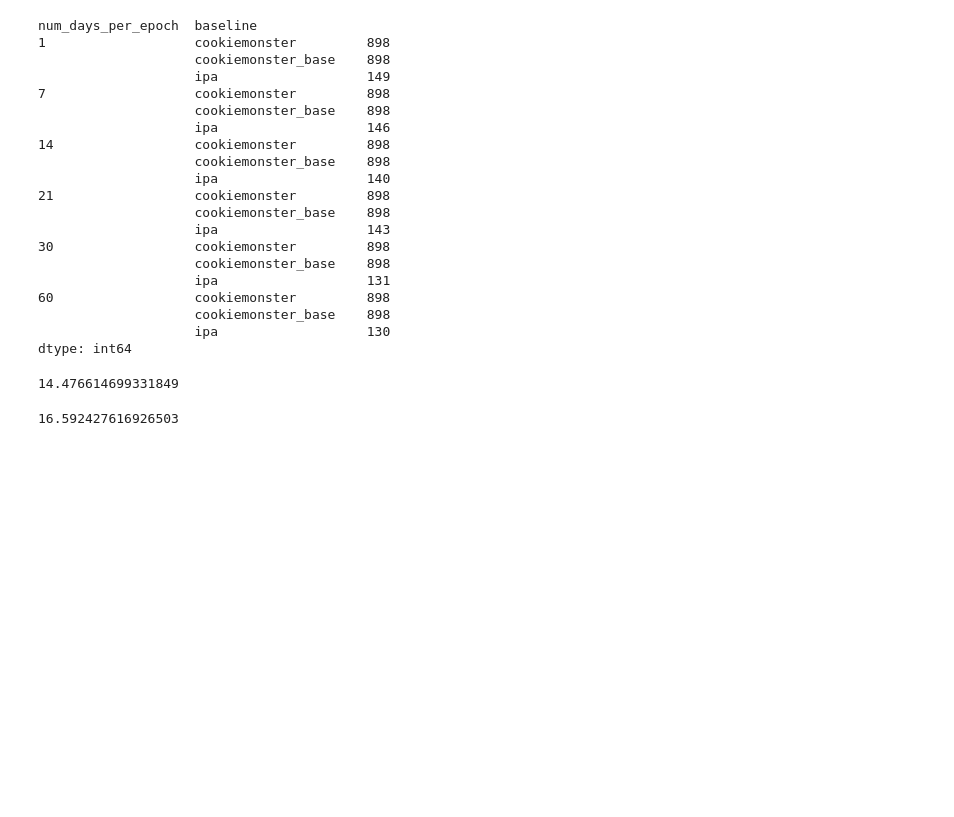
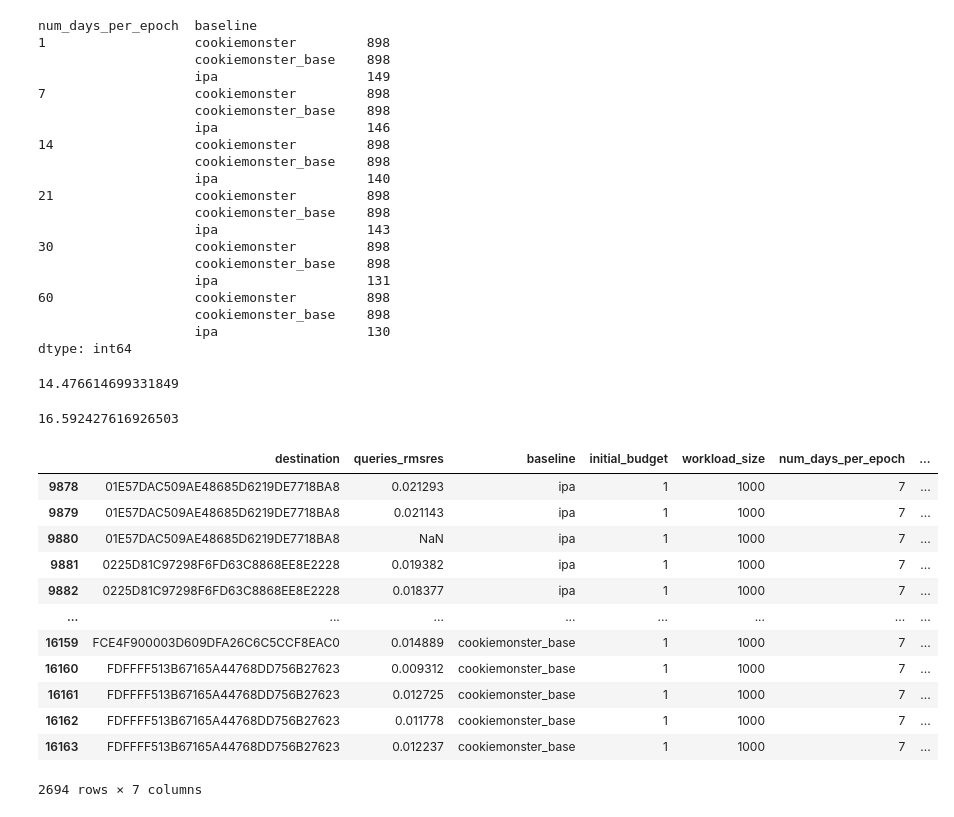
Before and after one commit to columbia/cookiemonster, a Jupyter notebook: notebooks/criteo_camera_ready.ipynb, the cells around one changed output. Drawn from its saved outputs; the diff is of its cells as text; code cells hidden in the pictures; blank space fills up the shorter version.

```diff
--- a/notebooks/criteo_camera_ready.ipynb
+++ b/notebooks/criteo_camera_ready.ipynb
@@ -233,3 +235,20 @@ dtype: int64
 149 * 100 / 898
 # %% [output]
 16.592427616926503
+# %%
+df = pd.read_csv(f"{LOGS_PATH.joinpath(path1)}/rmsres.csv").query("num_days_per_epoch == 7")
+df
+# %% [output]
+|  | destination | queries_rmsres | baseline | initial_budget | workload_size | num_days_per_epoch | ... |
+| 9878 | 01E57DAC509AE48685D6219DE7718BA8 | 0.021293 | ipa | 1 | 1000 | 7 | ... |
+| 9879 | 01E57DAC509AE48685D6219DE7718BA8 | 0.021143 | ipa | 1 | 1000 | 7 | ... |
+| 9880 | 01E57DAC509AE48685D6219DE7718BA8 | NaN | ipa | 1 | 1000 | 7 | ... |
+| 9881 | 0225D81C97298F6FD63C8868EE8E2228 | 0.019382 | ipa | 1 | 1000 | 7 | ... |
+| 9882 | 0225D81C97298F6FD63C8868EE8E2228 | 0.018377 | ipa | 1 | 1000 | 7 | ... |
+| ... | ... | ... | ... | ... | ... | ... | ... |
+| 16159 | FCE4F900003D609DFA26C6C5CCF8EAC0 | 0.014889 | cookiemonster_base | 1 | 1000 | 7 | ... |
+| 16160 | FDFFFF513B67165A44768DD756B27623 | 0.009312 | cookiemonster_base | 1 | 1000 | 7 | ... |
+| 16161 | FDFFFF513B67165A44768DD756B27623 | 0.012725 | cookiemonster_base | 1 | 1000 | 7 | ... |
+| 16162 | FDFFFF513B67165A44768DD756B27623 | 0.011778 | cookiemonster_base | 1 | 1000 | 7 | ... |
+| 16163 | FDFFFF513B67165A44768DD756B27623 | 0.012237 | cookiemonster_base | 1 | 1000 | 7 | ... |
+2694 rows × 7 columns
```
Also changed, not shown: parts of 13 cells of this notebook.
